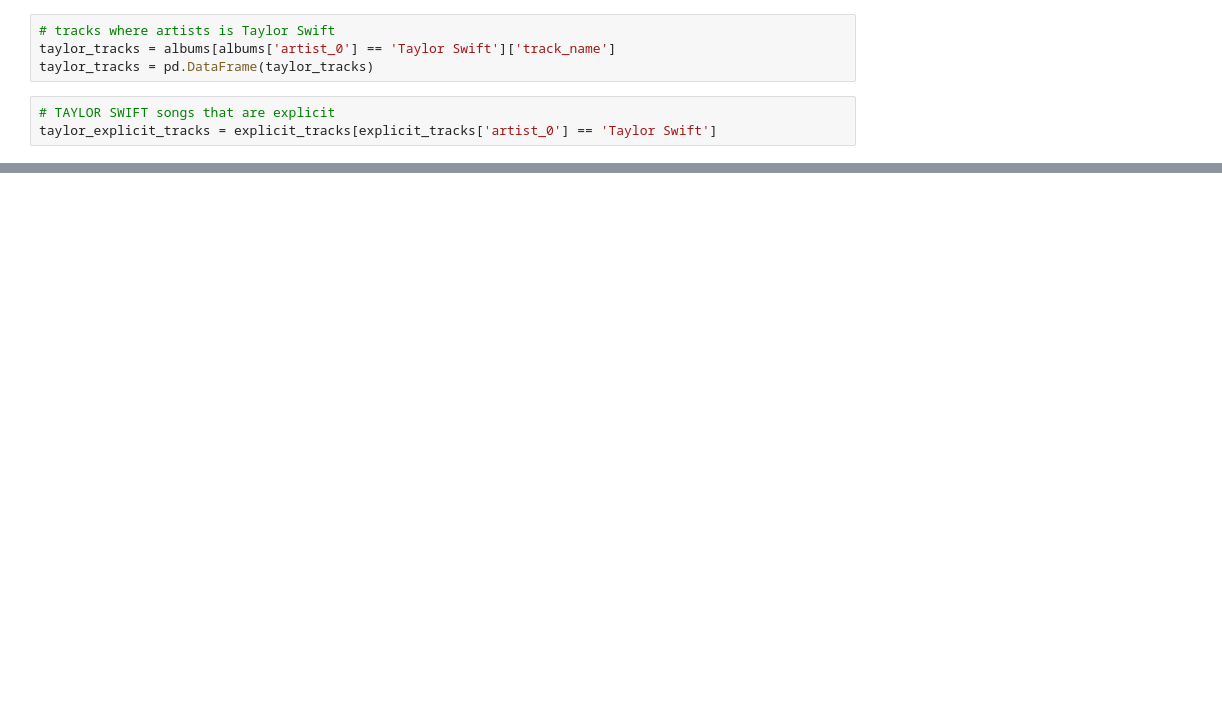
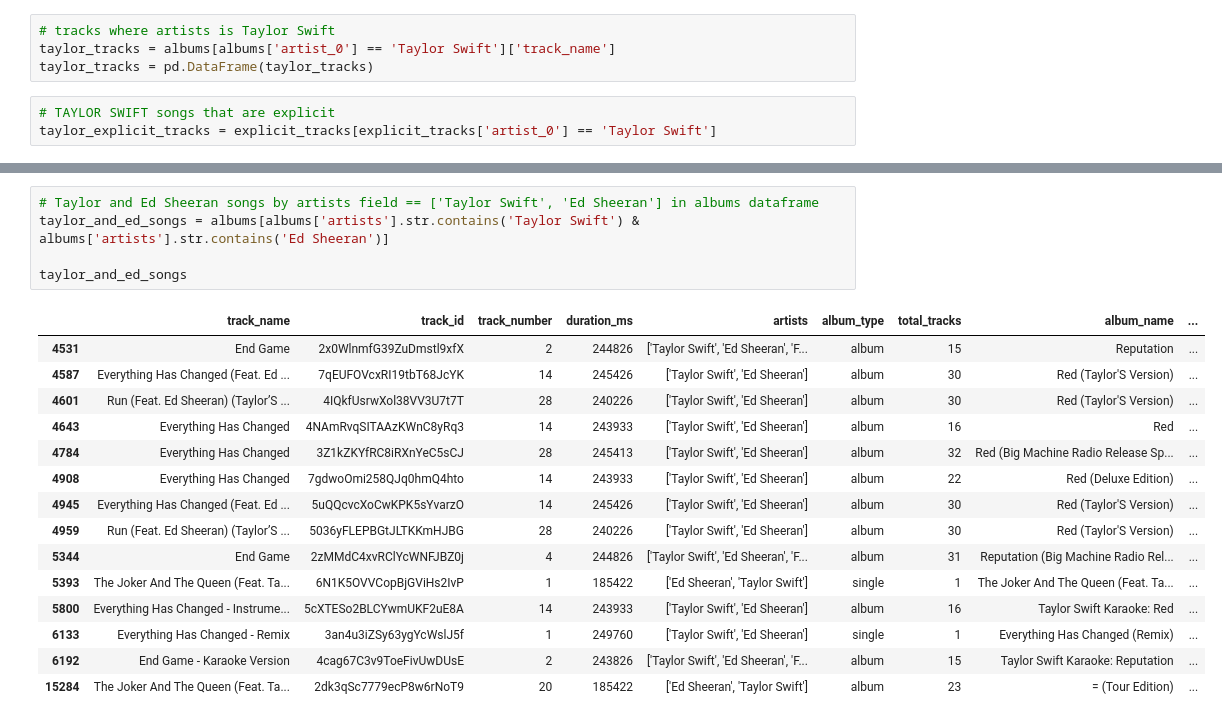
Before and after one commit to ddutjnrevenge-universe/Spotify-API-Data-Crawling, a Jupyter notebook: test.ipynb, the cells around one changed output, grey strips where cells are left out. Saved outputs shown, nothing was run; the diff lists cells and outputs as text; blank space fills up the shorter version.

```diff
--- a/test.ipynb
+++ b/test.ipynb
@@ -143,0 +178,21 @@ taylor_explicit_tracks
+# %%
+# Taylor and Ed Sheeran songs by artists field == ['Taylor Swift', 'Ed Sheeran'] in albums dataframe
+taylor_and_ed_songs = albums[albums['artists'].str.contains('Taylor Swift') & albums['artists'].str.contains('Ed Sheeran')]
+
+taylor_and_ed_songs
+# %% [output]
+|  | track_name | track_id | track_number | duration_ms | artists | album_type | total_tracks | album_name | ... |
+| 4531 | End Game | 2x0WlnmfG39ZuDmstl9xfX | 2 | 244826 | ['Taylor Swift', 'Ed Sheeran', 'F... | album | 15 | Reputation | ... |
+| 4587 | Everything Has Changed (Feat. Ed ... | 7qEUFOVcxRI19tbT68JcYK | 14 | 245426 | ['Taylor Swift', 'Ed Sheeran'] | album | 30 | Red (Taylor'S Version) | ... |
+| 4601 | Run (Feat. Ed Sheeran) (Taylor’S ... | 4IQkfUsrwXol38VV3U7t7T | 28 | 240226 | ['Taylor Swift', 'Ed Sheeran'] | album | 30 | Red (Taylor'S Version) | ... |
+| 4643 | Everything Has Changed | 4NAmRvqSITAAzKWnC8yRq3 | 14 | 243933 | ['Taylor Swift', 'Ed Sheeran'] | album | 16 | Red | ... |
+| 4784 | Everything Has Changed | 3Z1kZKYfRC8iRXnYeC5sCJ | 28 | 245413 | ['Taylor Swift', 'Ed Sheeran'] | album | 32 | Red (Big Machine Radio Release Sp... | ... |
+| 4908 | Everything Has Changed | 7gdwoOmi258QJq0hmQ4hto | 14 | 243933 | ['Taylor Swift', 'Ed Sheeran'] | album | 22 | Red (Deluxe Edition) | ... |
+| 4945 | Everything Has Changed (Feat. Ed ... | 5uQQcvcXoCwKPK5sYvarzO | 14 | 245426 | ['Taylor Swift', 'Ed Sheeran'] | album | 30 | Red (Taylor'S Version) | ... |
+| 4959 | Run (Feat. Ed Sheeran) (Taylor’S ... | 5036yFLEPBGtJLTKKmHJBG | 28 | 240226 | ['Taylor Swift', 'Ed Sheeran'] | album | 30 | Red (Taylor'S Version) | ... |
+| 5344 | End Game | 2zMMdC4xvRClYcWNFJBZ0j | 4 | 244826 | ['Taylor Swift', 'Ed Sheeran', 'F... | album | 31 | Reputation (Big Machine Radio Rel... | ... |
+| 5393 | The Joker And The Queen (Feat. Ta... | 6N1K5OVVCopBjGViHs2IvP | 1 | 185422 | ['Ed Sheeran', 'Taylor Swift'] | single | 1 | The Joker And The Queen (Feat. Ta... | ... |
+| 5800 | Everything Has Changed - Instrume... | 5cXTESo2BLCYwmUKF2uE8A | 14 | 243933 | ['Taylor Swift', 'Ed Sheeran'] | album | 16 | Taylor Swift Karaoke: Red | ... |
+| 6133 | Everything Has Changed - Remix | 3an4u3iZSy63ygYcWslJ5f | 1 | 249760 | ['Taylor Swift', 'Ed Sheeran'] | single | 1 | Everything Has Changed (Remix) | ... |
+| 6192 | End Game - Karaoke Version | 4cag67C3v9ToeFivUwDUsE | 2 | 243826 | ['Taylor Swift', 'Ed Sheeran', 'F... | album | 15 | Taylor Swift Karaoke: Reputation | ... |
+| 15284 | The Joker And The Queen (Feat. Ta... | 2dk3qSc7779ecP8w6rNoT9 | 20 | 185422 | ['Ed Sheeran', 'Taylor Swift'] | album | 23 | = (Tour Edition) | ... |
```
Also changed, not shown: parts of 9 cells of this notebook, 2 other files.
